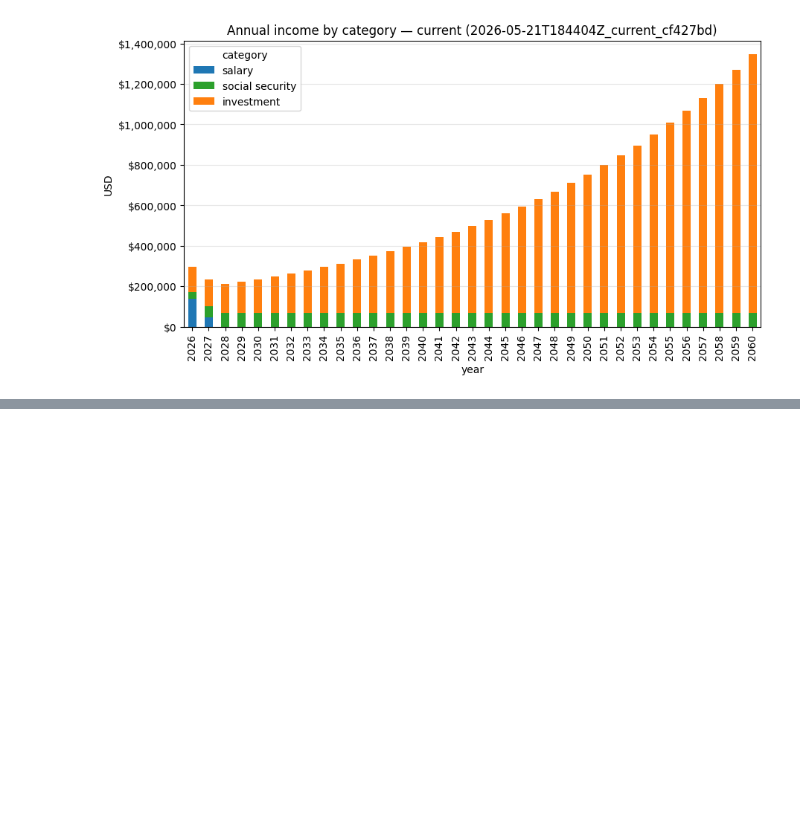
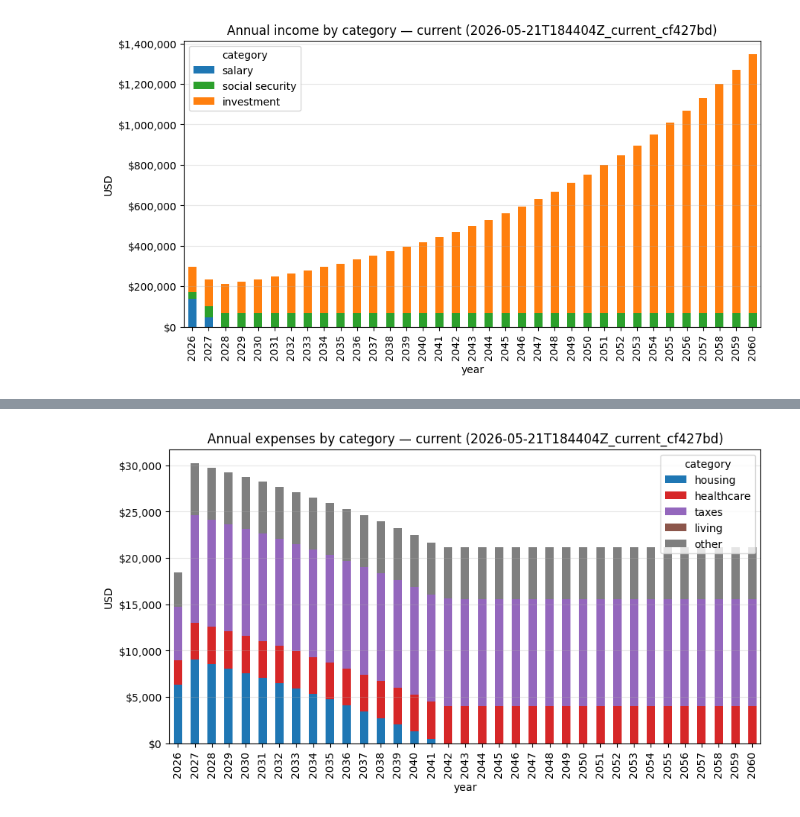
Before and after one commit to BobKerns/analysis, a Jupyter notebook: notebooks/net_worth.ipynb, the cells around one changed output, grey strips where cells are left out. Drawn from its saved outputs; the diff is of its cells as text; code cells hidden in the pictures; blank space fills up the shorter version.

Commit message:
Add net income and graph to the net worth notebook.

```diff
--- a/notebooks/net_worth.ipynb
+++ b/notebooks/net_worth.ipynb
@@ -230,0 +295,18 @@ plt.show()
+# %%
+fig, ax = plt.subplots(figsize=(10, 5))
+expenses_yearly[_EXPENSE_CATS].plot(
+    kind="bar", stacked=True, ax=ax,
+    color=["#1f77b4", "#d62728", "#9467bd", "#8c564b", "#7f7f7f"],
+)
+ax.set_title(
+    f"Annual expenses by category — {run_meta.loc[0, 'scenario_name']} "
+    f"({RUN_FILE.stem})"
+)
+ax.set_xlabel("year")
+ax.set_ylabel("USD")
+ax.yaxis.set_major_formatter(plt.FuncFormatter(lambda v, _: f"${v:,.0f}"))
+ax.grid(True, axis="y", alpha=0.3)
+ax.legend(title="category")
+plt.show()
+# %% [output]
+[figure, added]
```
Also changed, not shown: parts of 5 cells of this notebook.
